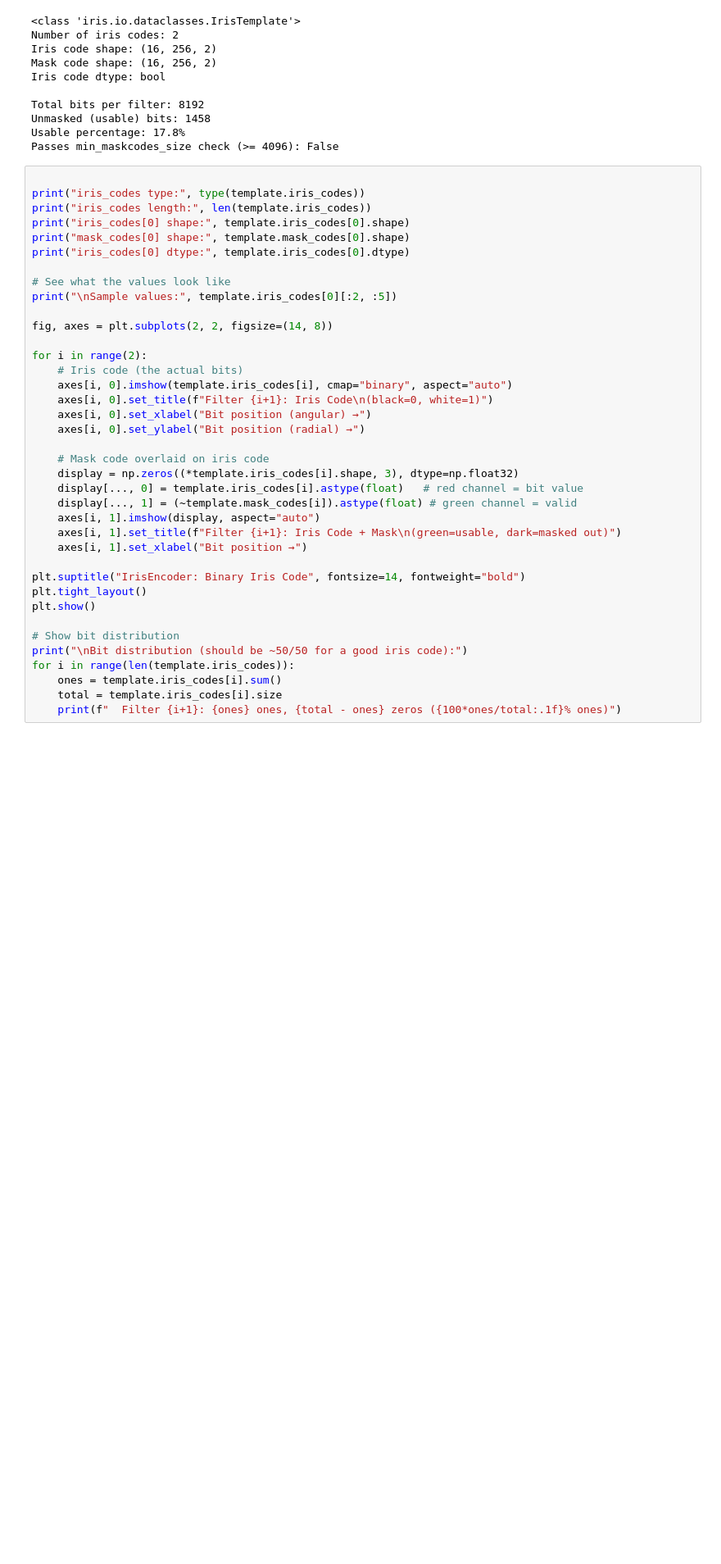
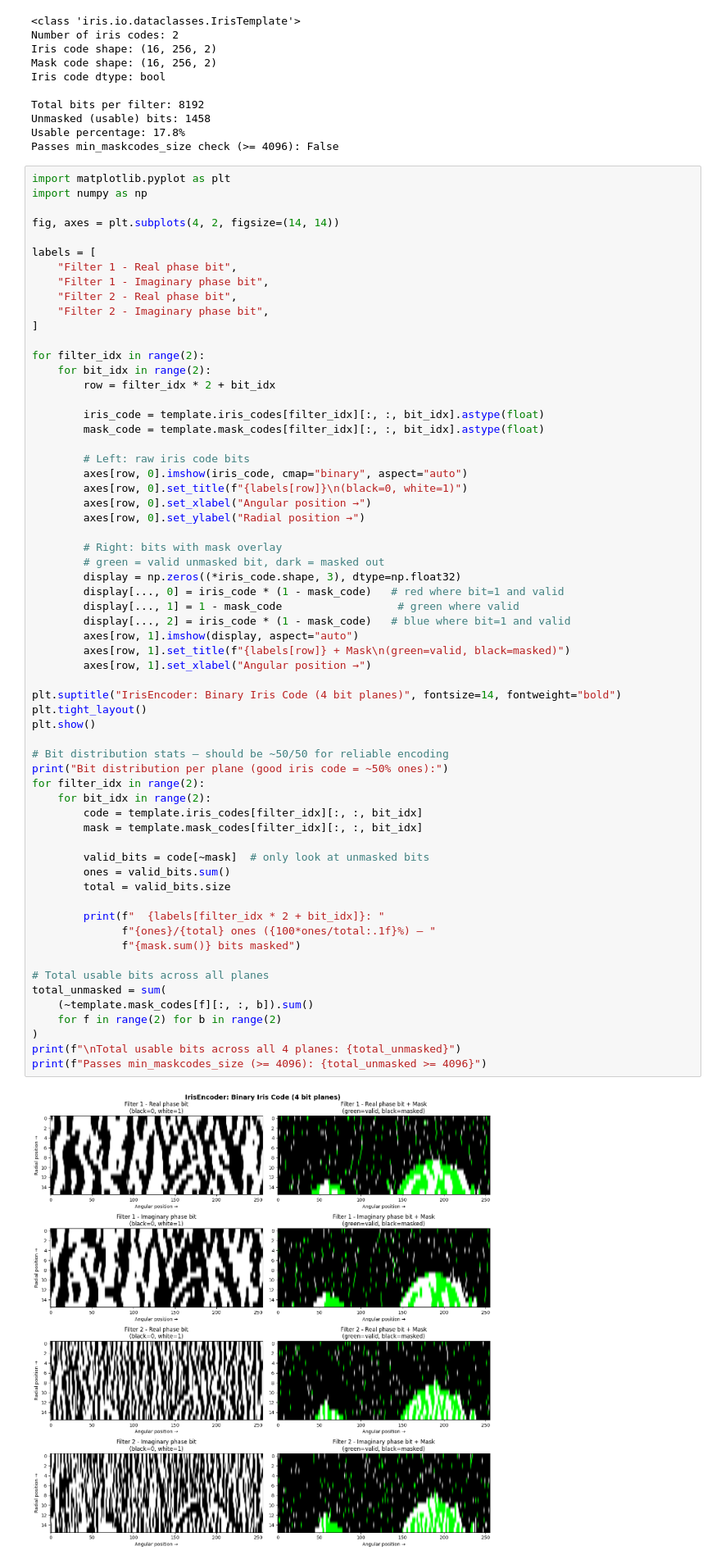
Before and after one commit to allison-diebol/open-iris, a Jupyter notebook: colab/internals/05_encoding.ipynb, the cells around one changed output. Shown at 82% size. Cells and saved outputs as stored; diff of their text form; blank space fills up the shorter version.

```diff
--- a/colab/internals/05_encoding.ipynb
+++ b/colab/internals/05_encoding.ipynb
@@ -544,41 +544,66 @@ Unmasked (usable) bits: 1458
 Usable percentage: 17.8%
 Passes min_maskcodes_size check (>= 4096): False
 # %%
+import matplotlib.pyplot as plt
+import numpy as np
 
-print("iris_codes type:", type(template.iris_codes))
-print("iris_codes length:", len(template.iris_codes))
-print("iris_codes[0] shape:", template.iris_codes[0].shape)
-print("mask_codes[0] shape:", template.mask_codes[0].shape)
-print("iris_codes[0] dtype:", template.iris_codes[0].dtype)
+fig, axes = plt.subplots(4, 2, figsize=(14, 14))
 
-# See what the values look like
-print("\nSample values:", template.iris_codes[0][:2, :5])
+labels = [
+    "Filter 1 - Real phase bit",
+    "Filter 1 - Imaginary phase bit",
+    "Filter 2 - Real phase bit",
+    "Filter 2 - Imaginary phase bit",
+]
 
-fig, axes = plt.subplots(2, 2, figsize=(14, 8))
+for filter_idx in range(2):
+    for bit_idx in range(2):
+        row = filter_idx * 2 + bit_idx
 
-for i in range(2):
-    # Iris code (the actual bits)
-    axes[i, 0].imshow(template.iris_codes[i], cmap="binary", aspect="auto")
-    axes[i, 0].set_title(f"Filter {i+1}: Iris Code\n(black=0, white=1)")
-    axes[i, 0].set_xlabel("Bit position (angular) →")
-    axes[i, 0].set_ylabel("Bit position (radial) →")
+        iris_code = template.iris_codes[filter_idx][:, :, bit_idx].astype(float)
+        mask_code = template.mask_codes[filter_idx][:, :, bit_idx].astype(float)
 
-    # Mask code overlaid on iris code
-    display = np.zeros((*template.iris_codes[i].shape, 3), dtype=np.float32)
-    display[..., 0] = template.iris_codes[i].astype(float)   # red channel = bit value
-    display[..., 1] = (~template.mask_codes[i]).astype(float) # green channel = valid
-    axes[i, 1].imshow(display, aspect="auto")
-    axes[i, 1].set_title(f"Filter {i+1}: Iris Code + Mask\n(green=usable, dark=masked out)")
-    axes[i, 1].set_xlabel("Bit position →")
+        # Left: raw iris code bits
+        axes[row, 0].imshow(iris_code, cmap="binary", aspect="auto")
+        axes[row, 0].set_title(f"{labels[row]}\n(black=0, white=1)")
+        axes[row, 0].set_xlabel("Angular position →")
+        axes[row, 0].set_ylabel("Radial position →")
 
-plt.suptitle("IrisEncoder: Binary Iris Code", fontsize=14, fontweight="bold")
+        # Right: bits with mask overlay
+        # green = valid unmasked bit, dark = masked out
+        display = np.zeros((*iris_code.shape, 3), dtype=np.float32)
+        display[..., 0] = iris_code * (1 - mask_code)   # red where bit=1 and valid
+        display[..., 1] = 1 - mask_code                  # green where valid
+        display[..., 2] = iris_code * (1 - mask_code)   # blue where bit=1 and valid
+        axes[row, 1].imshow(display, aspect="auto")
+        axes[row, 1].set_title(f"{labels[row]} + Mask\n(green=valid, black=masked)")
+        axes[row, 1].set_xlabel("Angular position →")
+
+plt.suptitle("IrisEncoder: Binary Iris Code (4 bit planes)", fontsize=14, fontweight="bold")
 plt.tight_layout()
 plt.show()
 
-# Show bit distribution
-print("\nBit distribution (should be ~50/50 for a good iris code):")
-for i in range(len(template.iris_codes)):
-    ones = template.iris_codes[i].sum()
-    total = template.iris_codes[i].size
-    print(f"  Filter {i+1}: {ones} ones, {total - ones} zeros ({100*ones/total:.1f}% ones)")
+# Bit distribution stats — should be ~50/50 for reliable encoding
+print("Bit distribution per plane (good iris code = ~50% ones):")
+for filter_idx in range(2):
+    for bit_idx in range(2):
+        code = template.iris_codes[filter_idx][:, :, bit_idx]
+        mask = template.mask_codes[filter_idx][:, :, bit_idx]
+
+        valid_bits = code[~mask]  # only look at unmasked bits
+        ones = valid_bits.sum()
+        total = valid_bits.size
+
+        print(f"  {labels[filter_idx * 2 + bit_idx]}: "
+              f"{ones}/{total} ones ({100*ones/total:.1f}%) — "
+              f"{mask.sum()} bits masked")
+
+# Total usable bits across all planes
+total_unmasked = sum(
+    (~template.mask_codes[f][:, :, b]).sum()
+    for f in range(2) for b in range(2)
+)
+print(f"\nTotal usable bits across all 4 planes: {total_unmasked}")
+print(f"Passes min_maskcodes_size (>= 4096): {total_unmasked >= 4096}")
 # %% [output]
+[figure, new version]
```
Also changed, not shown: parts of 1 cell of this notebook.
